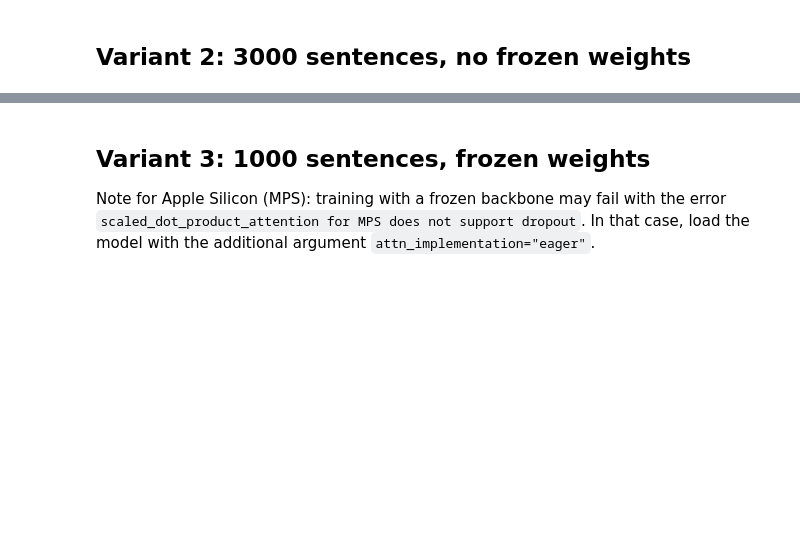
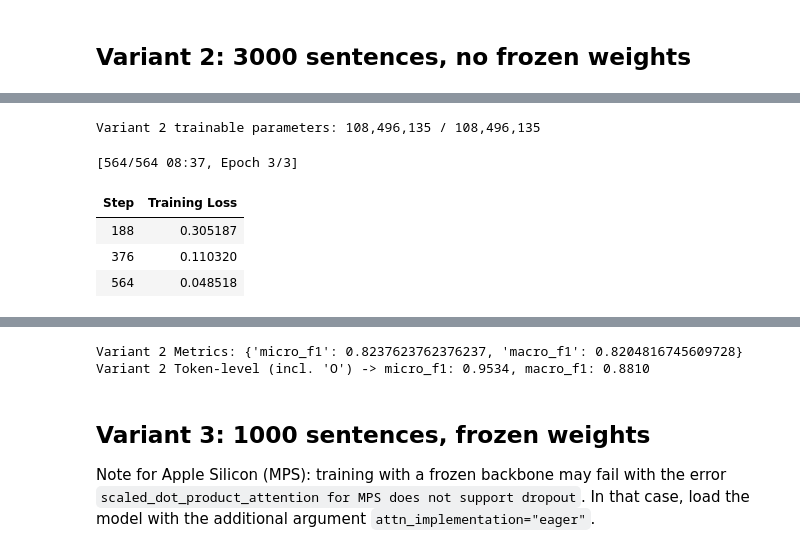
Before and after one commit to syongchaiwat/ML4NLP1-2026-Tutorial-Notebooks, a Jupyter notebook: exercises/ex4/ex4_ner.ipynb, the cells around one changed output, grey strips where cells are left out. Saved outputs shown, nothing was run; the diff lists cells and outputs as text; code cells hidden in the pictures; blank space fills up the shorter version.

```diff
--- a/exercises/ex4/ex4_ner.ipynb
+++ b/exercises/ex4/ex4_ner.ipynb
@@ -211,0 +420,65 @@ if device == 'cuda':
+# %%
+# Repeat after each run to save GPU memory (delete the previous model and trainer first)
+del model_v1, trainer_v1
+gc.collect()
+if device == 'cuda':
+    torch.cuda.empty_cache()
+
+model_v2 = AutoModelForTokenClassification.from_pretrained(
+    model_name,
+    num_labels=len(ner_tags),
+    id2label=id2tag,
+    label2id=ner_tags,
+)
+trainable_v2, total_v2 = count_trainable_parameters(model_v2)
+print(f"Variant 2 trainable parameters: {trainable_v2:,} / {total_v2:,}")
+
+training_args_v2 = TrainingArguments(
+    output_dir="./results/variant_2",
+    learning_rate=5e-5,
+    per_device_train_batch_size=16,
+    per_device_eval_batch_size=16,
+    num_train_epochs=3,
+    logging_strategy="epoch",
+    save_strategy="no",
+    report_to="none",
+    seed=42,
+)
+
+trainer_v2 = Trainer(
+    model=model_v2,
+    args=training_args_v2,
+    train_dataset=encoded_train_set3000,
+    eval_dataset=encoded_test_set,
+    processing_class=tokenizer,
+    compute_metrics=compute_metrics,
+)
+
+trainer_v2.train()
+
+preds_v2 = trainer_v2.predict(encoded_test_set)
+metrics_v2 = compute_metrics(preds_v2)
+variant_results["2. Whole model fine-tuned, 3000 sentences"] = {
+    **metrics_v2,
+    "trainable_params": trainable_v2,
+    "total_params": total_v2,
+}
+print("Variant 2 Metrics:", metrics_v2)
+
+# Also compute token-level micro and macro F1 (including 'O') on Variant 2 for Part 1 Results
+from sklearn.metrics import f1_score as sk_f1_score
+
+v2_pred_ids = np.argmax(preds_v2.predictions, axis=-1)
+v2_label_ids = preds_v2.label_ids
+flat_true_v2 = [
+    id2tag[int(l)] for pred_seq, label_seq in zip(v2_pred_ids, v2_label_ids)
+    for p, l in zip(pred_seq, label_seq) if l != -100
+]
+flat_pred_v2 = [
+    id2tag[int(p)] for pred_seq, label_seq in zip(v2_pred_ids, v2_label_ids)
+    for p, l in zip(pred_seq, label_seq) if l != -100
+]
+token_micro_f1_v2 = float(sk_f1_score(flat_true_v2, flat_pred_v2, average="micro"))
+token_macro_f1_v2 = float(sk_f1_score(flat_true_v2, flat_pred_v2, average="macro"))
+print(f"Variant 2 Token-level (incl. 'O') -> micro_f1: {token_micro_f1_v2:.4f}, macro_f1: {token_macro_f1_v2:.4f}")
+# %% [output]
@@ -211,0 +503,6 @@ if device == 'cuda':
+Variant 2 trainable parameters: 108,496,135 / 108,496,135
+[564/564 08:37, Epoch 3/3]
+| Step | Training Loss |
+| 188 | 0.305187 |
+| 376 | 0.110320 |
+| 564 | 0.048518 |
@@ -212,3 +510,5 @@ if device == 'cuda':
+Variant 2 Metrics: {'micro_f1': 0.8237623762376237, 'macro_f1': 0.8204816745609728}
+Variant 2 Token-level (incl. 'O') -> micro_f1: 0.9534, macro_f1: 0.8810
 # %% [markdown]
 ## Variant 3: 1000 sentences, frozen weights
 
```
Also changed, not shown: parts of 26 cells of this notebook.
